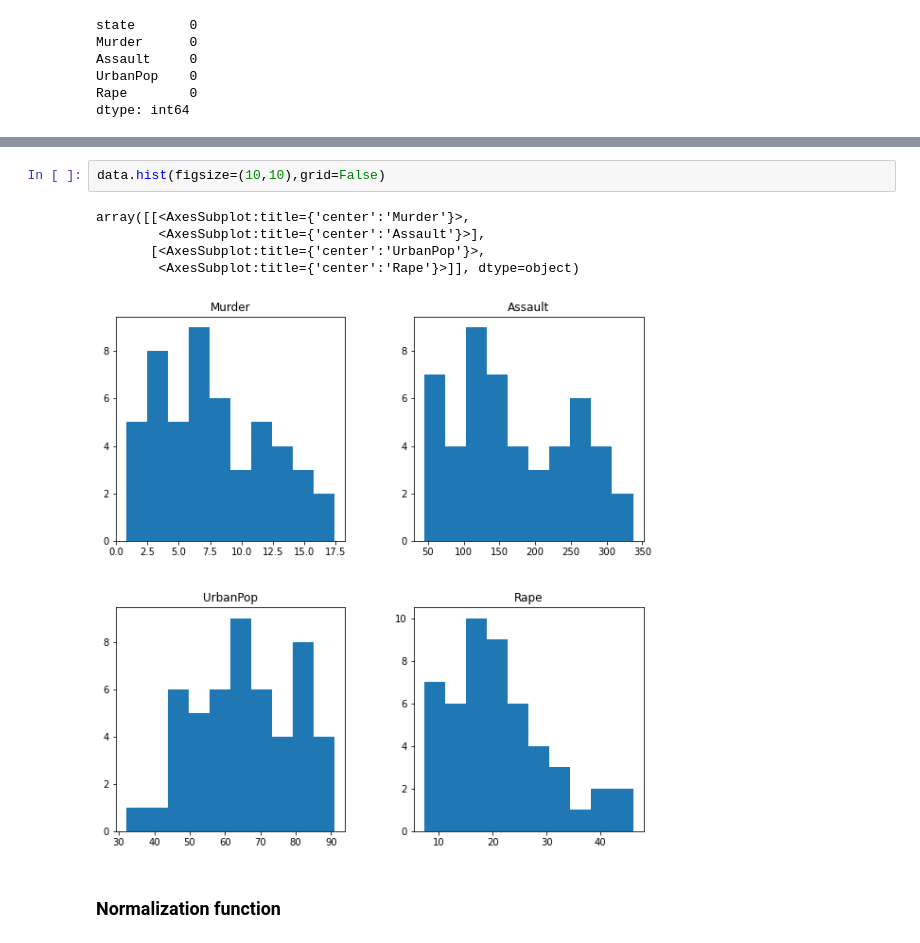
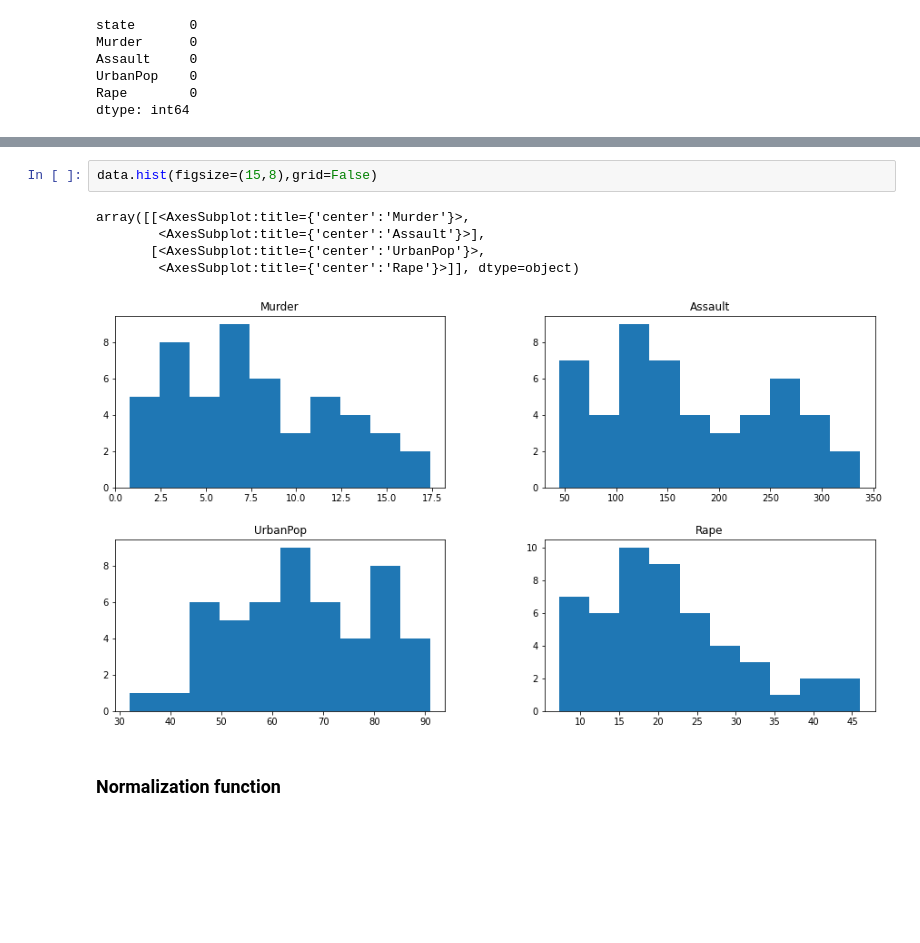
Before and after one commit to rohit98ckd/DS_Pythoncode, a Jupyter notebook: Crime.ipynb, the cells around one changed output, grey strips where cells are left out. Drawn from its saved outputs; the diff is of its cells as text; blank space fills up the shorter version.

```diff
--- a/Crime.ipynb
+++ b/Crime.ipynb
@@ -92,11 +71,11 @@ data.corr()
 # %%
-data.hist(figsize=(10,10),grid=False)
+data.hist(figsize=(15,8),grid=False)
 # %% [output]
 array([[<AxesSubplot:title={'center':'Murder'}>,
         <AxesSubplot:title={'center':'Assault'}>],
        [<AxesSubplot:title={'center':'UrbanPop'}>,
         <AxesSubplot:title={'center':'Rape'}>]], dtype=object)
-[figure, old version]
+[figure, new version]
 # %% [markdown]
 ### Normalization function
 # %%
```
Also changed, not shown: parts of 25 cells of this notebook.
